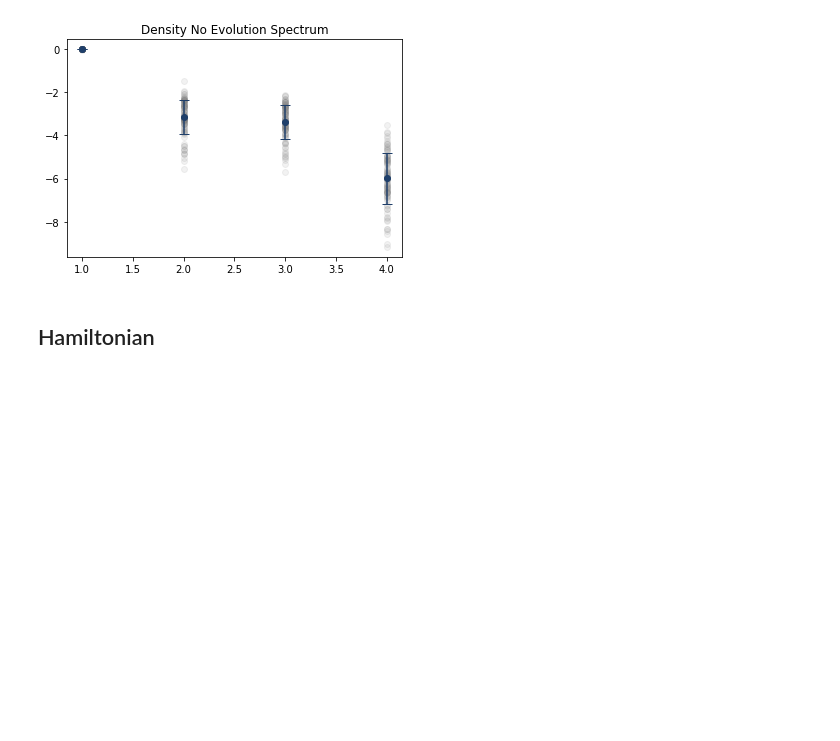
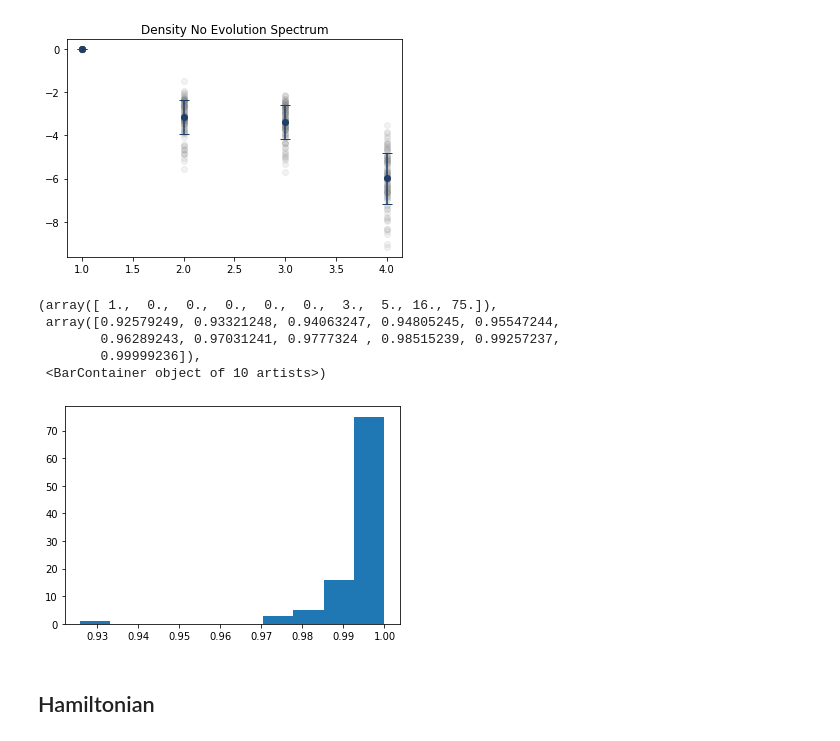
Before and after one commit to vinulw/qdmt, a Jupyter notebook: notebooks/Plotting Singular Values evolved density matrix.ipynb, the cells around one changed output. Cells and saved outputs as stored; diff of their text form; code cells hidden in the pictures; blank space fills up the shorter version.

```diff
--- a/notebooks/Plotting Singular Values evolved density matrix.ipynb
+++ b/notebooks/Plotting Singular Values evolved density matrix.ipynb
@@ -58,6 +69,17 @@ plt.errorbar(x, avgs, yerr=stds, capsize=5.0, marker='o', ls='None', c='#1f3f6a'
 plt.show()
 # %% [output]
 [figure]
+# %%
+diff_leading = data[:, 0] - data[:, 1]
+# %%
+plt.hist(diff_leading)
+# %% [output]
+(array([ 1.,  0.,  0.,  0.,  0.,  0.,  3.,  5., 16., 75.]),
+ array([0.92579249, 0.93321248, 0.94063247, 0.94805245, 0.95547244,
+        0.96289243, 0.97031241, 0.9777324 , 0.98515239, 0.99257237,
+        0.99999236]),
+ <BarContainer object of 10 artists>)
+[figure, added]
 # %% [markdown]
 ## Hamiltonian
 # %%
```
Also changed, not shown: parts of 4 cells of this notebook, 6 other files.
